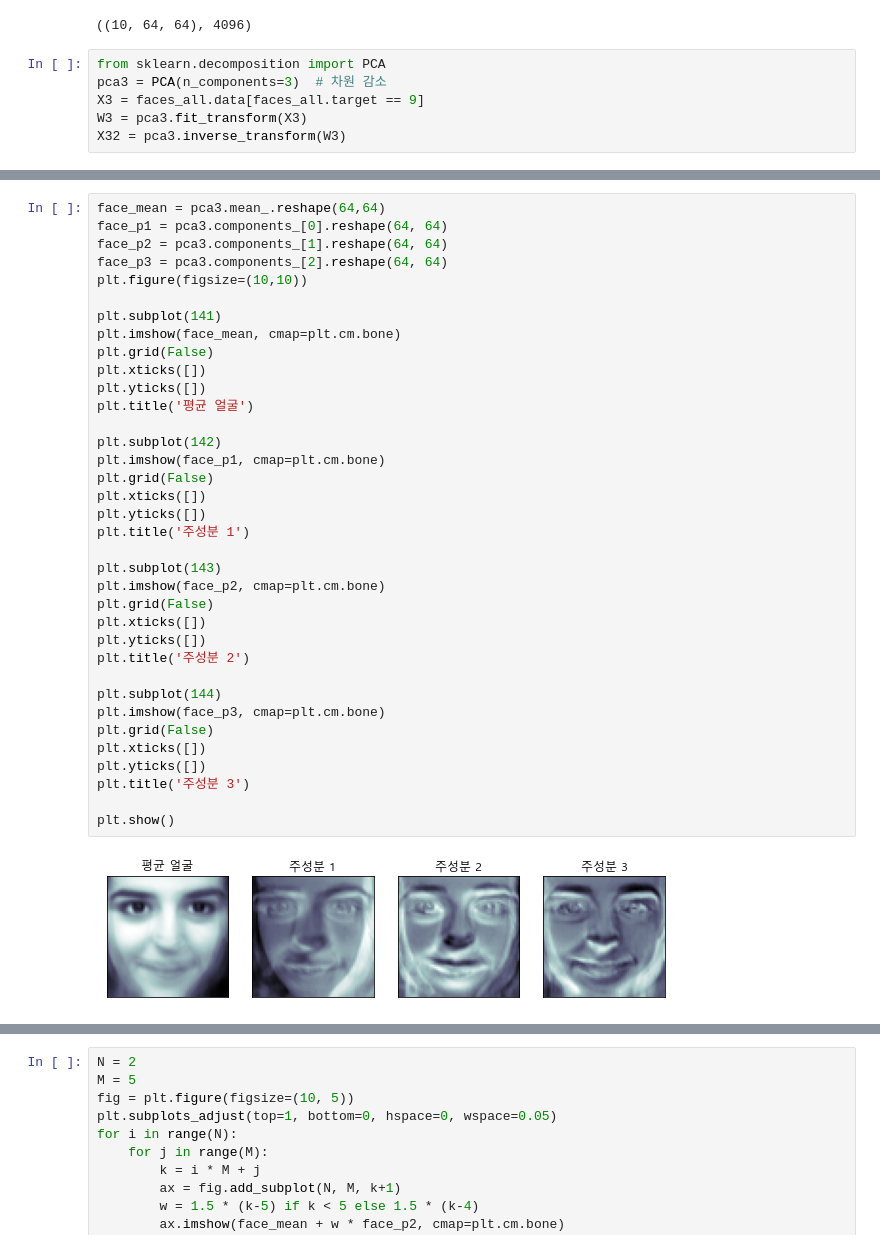
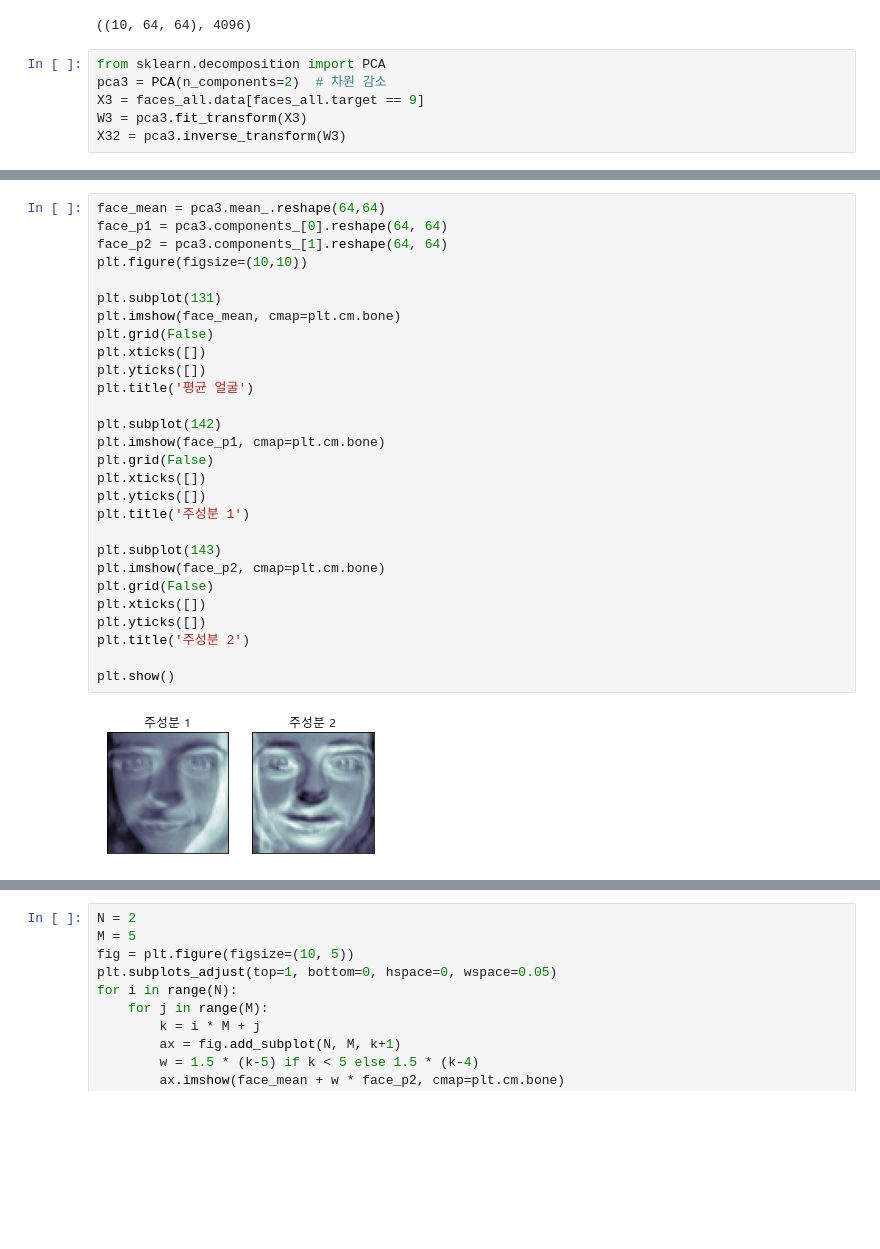
Before and after one commit to ghdakrk/math, a Jupyter notebook: 3.linear_algebra_by_numpy.ipynb, the cells around one changed output, grey strips where cells are left out. Saved outputs shown, nothing was run; the diff lists cells and outputs as text; blank space fills up the shorter version.

```diff
--- a/3.linear_algebra_by_numpy.ipynb
+++ b/3.linear_algebra_by_numpy.ipynb
@@ -852,7 +887,7 @@ faces.shape, 64*64  # 10개 이미지, 64*64
 ((10, 64, 64), 4096)
 # %%
 from sklearn.decomposition import PCA
-pca3 = PCA(n_components=3)  # 차원 감소
+pca3 = PCA(n_components=2)  # 차원 감소
 X3 = faces_all.data[faces_all.target == 9]
 W3 = pca3.fit_transform(X3)
 X32 = pca3.inverse_transform(W3)
@@ -881,38 +916,30 @@ plt.show()
 # %%
 face_mean = pca3.mean_.reshape(64,64)
 face_p1 = pca3.components_[0].reshape(64, 64)
 face_p2 = pca3.components_[1].reshape(64, 64)
-face_p3 = pca3.components_[2].reshape(64, 64)
 plt.figure(figsize=(10,10))
 
-plt.subplot(141)
+plt.subplot(131)
 plt.imshow(face_mean, cmap=plt.cm.bone)
 plt.grid(False)
 plt.xticks([])
 plt.yticks([])
 plt.title('평균 얼굴')
 
 plt.subplot(142)
 plt.imshow(face_p1, cmap=plt.cm.bone)
 plt.grid(False)
 plt.xticks([])
 plt.yticks([])
 plt.title('주성분 1')
 
 plt.subplot(143)
 plt.imshow(face_p2, cmap=plt.cm.bone)
 plt.grid(False)
 plt.xticks([])
 plt.yticks([])
 plt.title('주성분 2')
 
-plt.subplot(144)
-plt.imshow(face_p3, cmap=plt.cm.bone)
-plt.grid(False)
-plt.xticks([])
-plt.yticks([])
-plt.title('주성분 3')
-
 plt.show()
 # %% [output]
-[figure, old version]
+[figure, new version]
```
Also changed, not shown: parts of 17 cells of this notebook, 3 other files.
